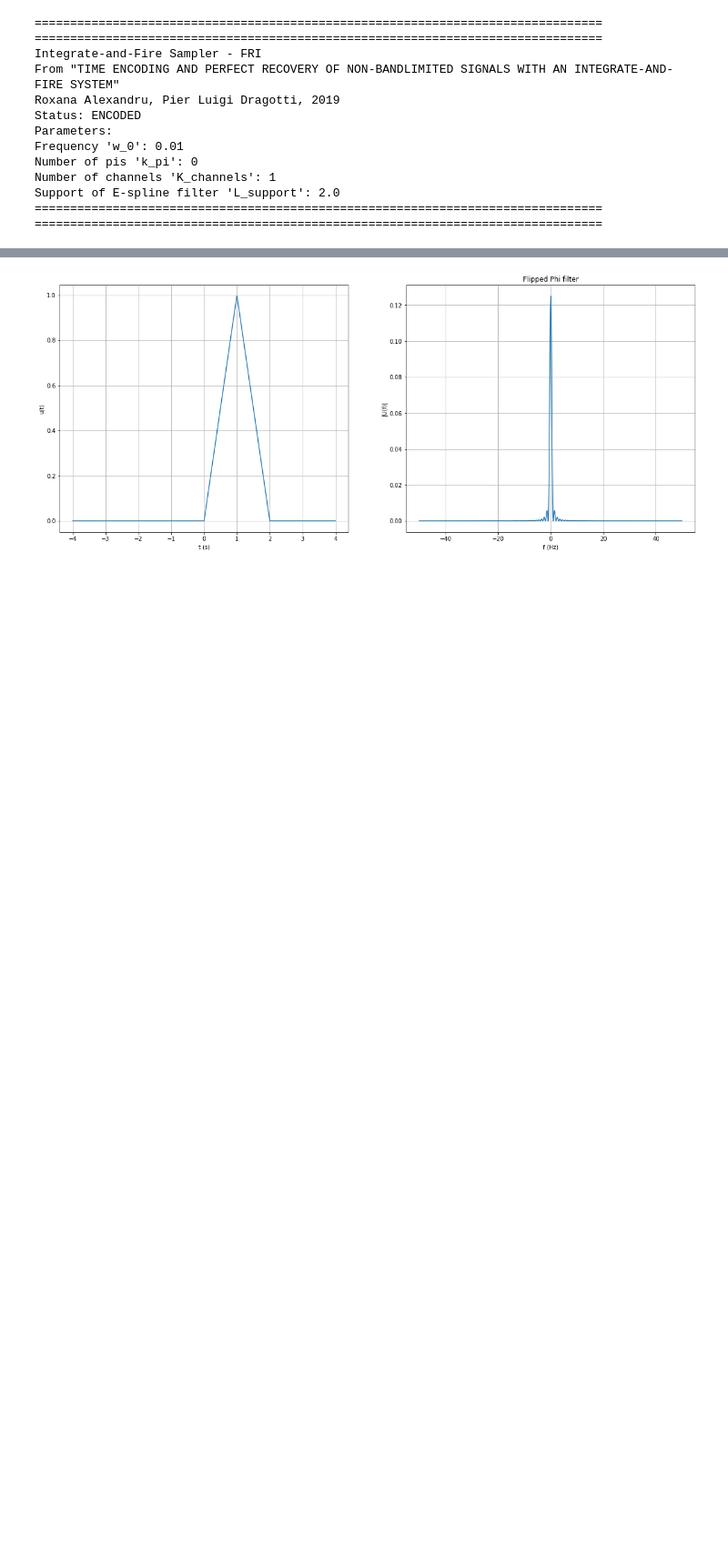
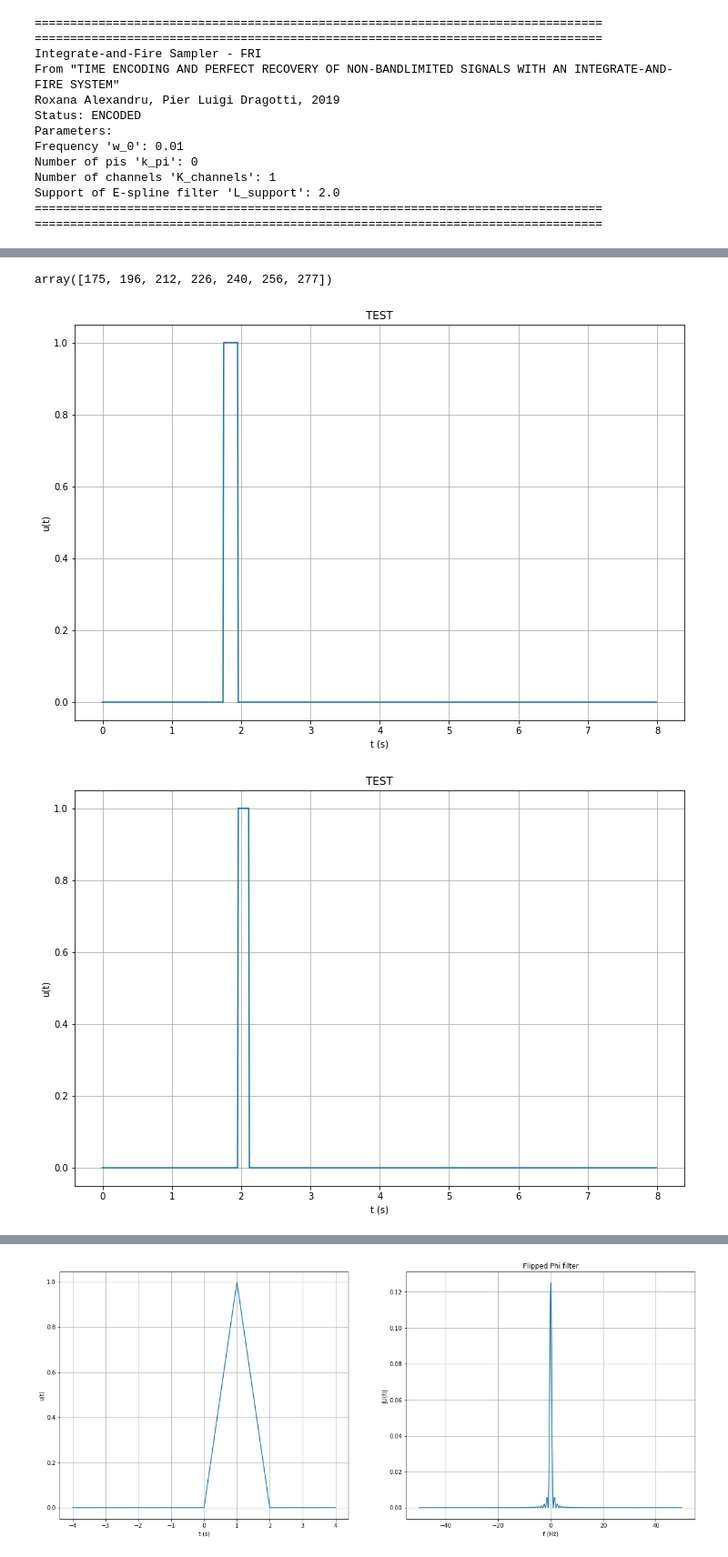
Before and after one commit to gkarray/Semester-Project, a Jupyter notebook: Algorithm 3.ipynb, the cells around one changed output, grey strips where cells are left out. Shown at 91% size. Saved outputs shown, nothing was run; the diff lists cells and outputs as text; code cells hidden in the pictures; blank space fills up the shorter version.

```diff
--- a/Algorithm 3.ipynb
+++ b/Algorithm 3.ipynb
@@ -7,9 +8,9 @@ dur = 8
 
 dt = 0.01
 
-B = 2
+B = 1
 
-K = 3
+K = 1
 
 w_0 = 0.01
 
@@ -64,0 +66,17 @@ iaf_fri.plotSpikes()
+# %%
+iaf_fri.spikes_idx
+# %% [output]
+array([175, 196, 212, 226, 240, 256, 277])
+# %%
+q1 = np.zeros(u.shape[0])
+q2 = np.zeros(u.shape[0])
+t0_idx = iaf_fri.spikes_idx[0]
+t1_idx = iaf_fri.spikes_idx[1]
+t2_idx = iaf_fri.spikes_idx[2]
+q1[t0_idx : t1_idx] = 1
+q2[t1_idx : t2_idx] = 1
+plots.plotAny(t, q1, 'TEST')
+plots.plotAny(t, q2, 'TEST')
+# %% [output]
+[figure, added]
+[figure, added]
```
Also changed, not shown: parts of 26 cells of this notebook.
